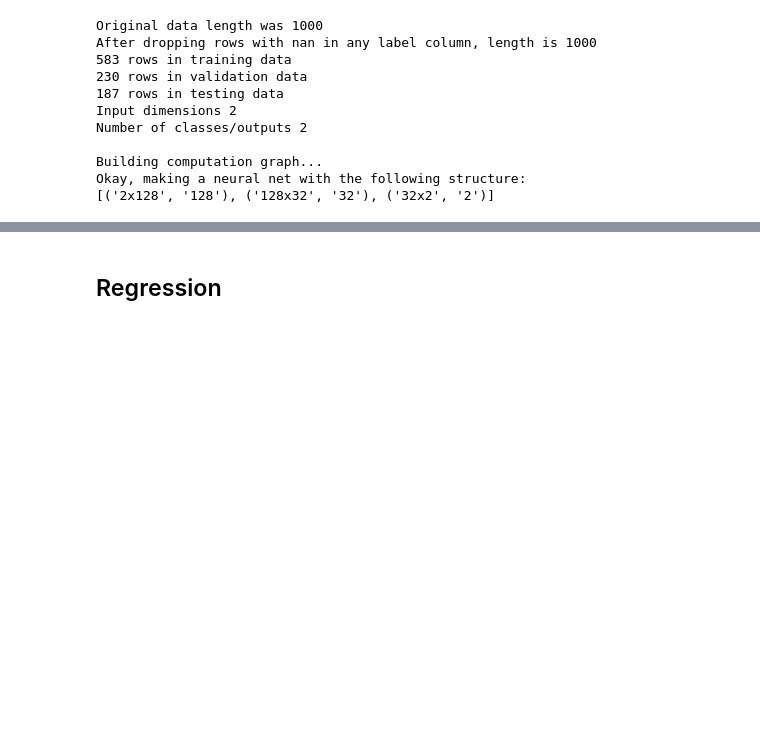
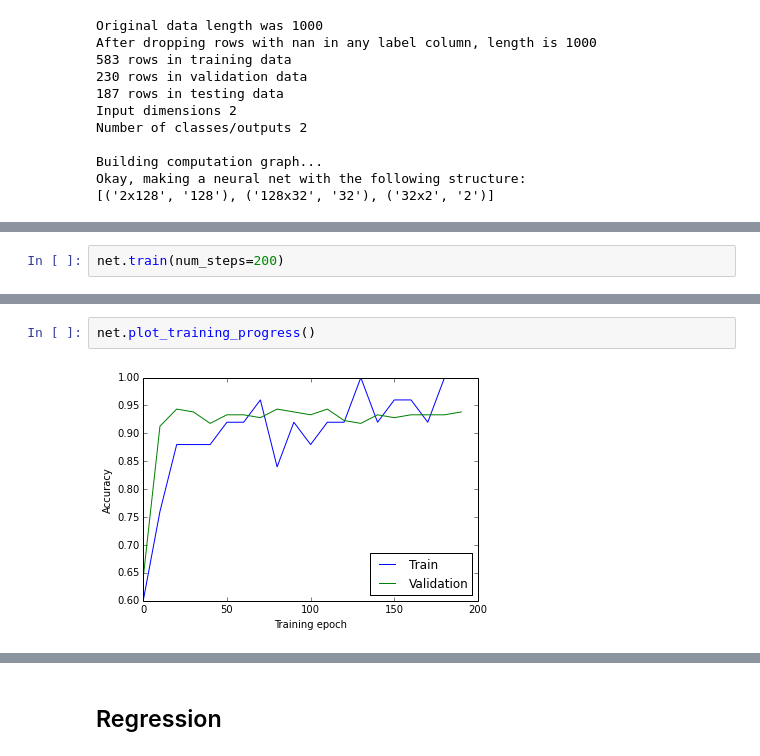
Before and after one commit to natashamjaques/PersonalizedML, a Jupyter notebook: TensorflowExample/practice_and_plot_nn.ipynb, the cells around one changed output, grey strips where cells are left out. Drawn from its saved outputs; the diff is of its cells as text; blank space fills up the shorter version.

```diff
--- a/TensorflowExample/practice_and_plot_nn.ipynb
+++ b/TensorflowExample/practice_and_plot_nn.ipynb
@@ -40,0 +108,2 @@ net.plot_binary_classification_data()
+# %%
+net.train(num_steps=200)
@@ -40,0 +128,4 @@ net.plot_binary_classification_data()
+# %%
+net.plot_training_progress()
+# %% [output]
+[figure, added]
```
Also changed, not shown: parts of 14 cells of this notebook, 50 other files.
